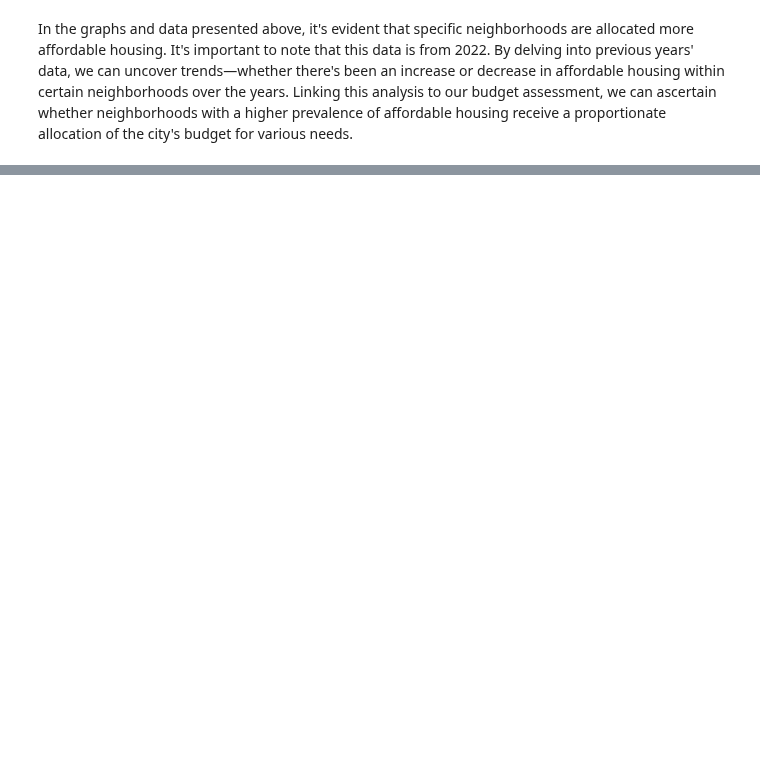
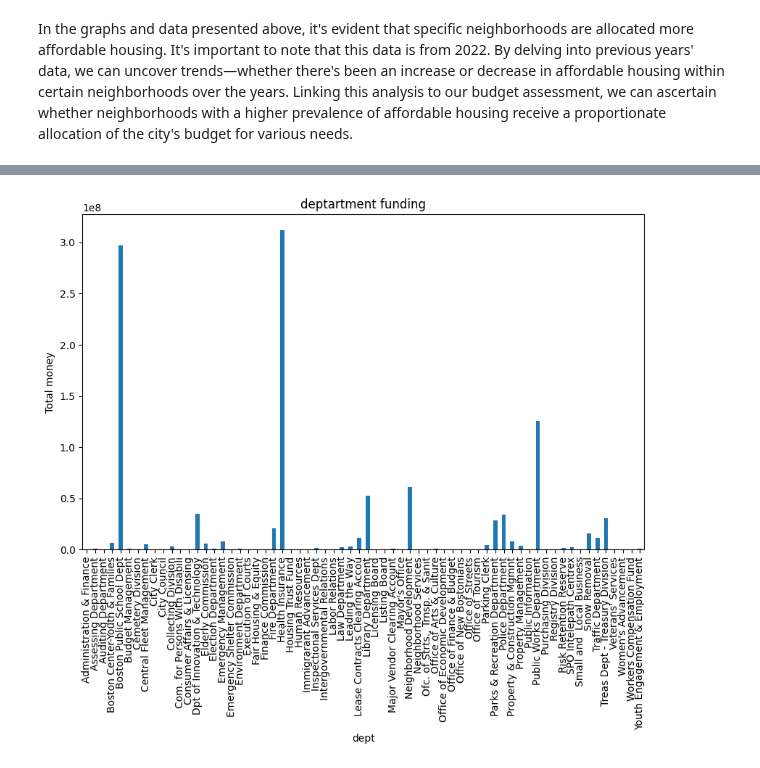
Before and after one commit to BU-Spark/ds-boston-city-budget, a Jupyter notebook: fa23-team-f/Extension/ExtensionExploration.ipynb, the cells around one changed output, grey strips where cells are left out. Cells and saved outputs as stored; diff of their text form; code cells hidden in the pictures; blank space fills up the shorter version.

Commit message:
individual dept

```diff
--- a/fa23-team-f/Extension/ExtensionExploration.ipynb
+++ b/fa23-team-f/Extension/ExtensionExploration.ipynb
@@ -103,0 +129,4 @@ In the graphs and data presented above, it's evident that specific neighborhoods
+# %%
+# df = pd.read_csv("data/checkbook_explorerfy21.csv")
+# I tried 2022 and 2021 but it gives an encoding error
+df = pd.read_csv("data/checkbook-explorer-fy16.csv")
@@ -103,0 +163,2 @@ In the graphs and data presented above, it's evident that specific neighborhoods
+# %%
+df = df.groupby('dept_name')['monetary_amount'].sum()
@@ -103,0 +175,10 @@ In the graphs and data presented above, it's evident that specific neighborhoods
+# %%
+df.plot(kind='bar', x='dept_name', y='Total Units', figsize=(10, 6))
+
+plt.title('deptartment funding')
+plt.xlabel('dept')
+plt.ylabel('Total money')
+
+plt.show()
+# %% [output]
+[figure, added]
```
Also changed, not shown: parts of 10 cells of this notebook, 3 other files.
